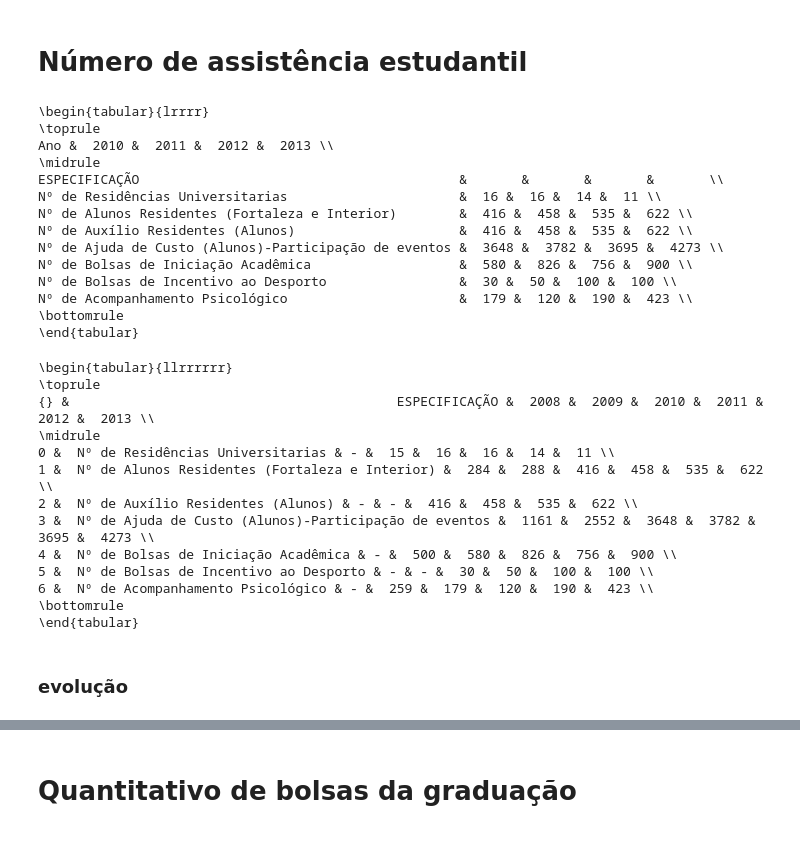
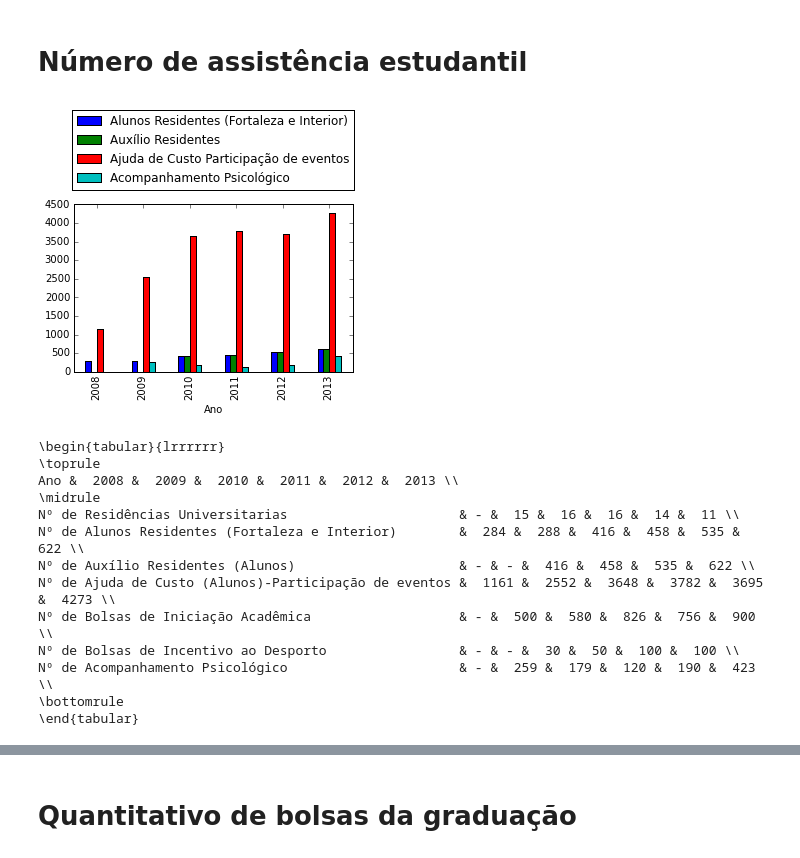
Before and after one commit to abevieiramota/Mestrado, a Jupyter notebook: notebooks/2. Atributos da UFC.ipynb, the cells around one changed output, grey strips where cells are left out. Saved outputs shown, nothing was run; the diff lists cells and outputs as text; code cells hidden in the pictures.

```diff
--- a/notebooks/2. Atributos da UFC.ipynb
+++ b/notebooks/2. Atributos da UFC.ipynb
@@ -15,40 +15,25 @@ def to_pct(x):
 # Número de assistência estudantil
 # %%
 df = pd.read_csv('../Dados/numeros-assistencia-ao-estudante.csv', na_values='-', encoding='utf-8', index_col=0)
-# %%
-df.columns.name = 'Ano'
+# %%
+ax = df.plot(kind='bar', figsize=(5, 3))
+ax.legend(loc='upper center', bbox_to_anchor=(.5, 1.6))
+ax.figure.savefig(u"../Processo/CRISP-DM/1 - Business Understanding/img/assistencia_ufc.png", dpi=300, bbox_inches='tight')
+# %% [output]
+[figure, added]
 # %%
-print df.dropna(axis=1).to_latex(na_rep='-')
+print df.T.to_latex(na_rep='-')
 # %% [output]
-\begin{tabular}{lrrrr}
+\begin{tabular}{lrrrrrr}
 \toprule
-Ano &  2010 &  2011 &  2012 &  2013 \\
+Ano &  2008 &  2009 &  2010 &  2011 &  2012 &  2013 \\
 \midrule
-ESPECIFICAÇÃO                                         &       &       &       &       \\
-Nº de Residências Universitarias                      &  16 &  16 &  14 &  11 \\
-Nº de Alunos Residentes (Fortaleza e Interior)        &  416 &  458 &  535 &  622 \\
-Nº de Auxílio Residentes (Alunos)                     &  416 &  458 &  535 &  622 \\
-Nº de Ajuda de Custo (Alunos)-Participação de eventos &  3648 &  3782 &  3695 &  4273 \\
-Nº de Bolsas de Iniciação Acadêmica                   &  580 &  826 &  756 &  900 \\
-Nº de Bolsas de Incentivo ao Desporto                 &  30 &  50 &  100 &  100 \\
-Nº de Acompanhamento Psicológico                      &  179 &  120 &  190 &  423 \\
+Nº de Residências Universitarias                      & - &  15 &  16 &  16 &  14 &  11 \\
+Nº de Alunos Residentes (Fortaleza e Interior)        &  284 &  288 &  416 &  458 &  535 &  622 \\
+Nº de Auxílio Residentes (Alunos)                     & - & - &  416 &  458 &  535 &  622 \\
+Nº de Ajuda de Custo (Alunos)-Participação de eventos &  1161 &  2552 &  3648 &  3782 &  3695 &  4273 \\
+Nº de Bolsas de Iniciação Acadêmica                   & - &  500 &  580 &  826 &  756 &  900 \\
+Nº de Bolsas de Incentivo ao Desporto                 & - & - &  30 &  50 &  100 &  100 \\
+Nº de Acompanhamento Psicológico                      & - &  259 &  179 &  120 &  190 &  423 \\
 \bottomrule
 \end{tabular}
-# %%
-print df[[u'ESPECIFICAÇÃO', '2008', '2009', '2010', '2011', '2012', '2013']].to_latex(na_rep='-')
-# %% [output]
-\begin{tabular}{llrrrrrr}
-\toprule
-{} &                                          ESPECIFICAÇÃO &  2008 &  2009 &  2010 &  2011 &  2012 &  2013 \\
-\midrule
-0 &  Nº de Residências Universitarias & - &  15 &  16 &  16 &  14 &  11 \\
-1 &  Nº de Alunos Residentes (Fortaleza e Interior) &  284 &  288 &  416 &  458 &  535 &  622 \\
-2 &  Nº de Auxílio Residentes (Alunos) & - & - &  416 &  458 &  535 &  622 \\
-3 &  Nº de Ajuda de Custo (Alunos)-Participação de eventos &  1161 &  2552 &  3648 &  3782 &  3695 &  4273 \\
-4 &  Nº de Bolsas de Iniciação Acadêmica & - &  500 &  580 &  826 &  756 &  900 \\
-5 &  Nº de Bolsas de Incentivo ao Desporto & - & - &  30 &  50 &  100 &  100 \\
-6 &  Nº de Acompanhamento Psicológico & - &  259 &  179 &  120 &  190 &  423 \\
-\bottomrule
-\end{tabular}
-# %% [markdown]
-### evolução
```
Also changed, not shown: parts of 18 cells of this notebook, 16 other files.
